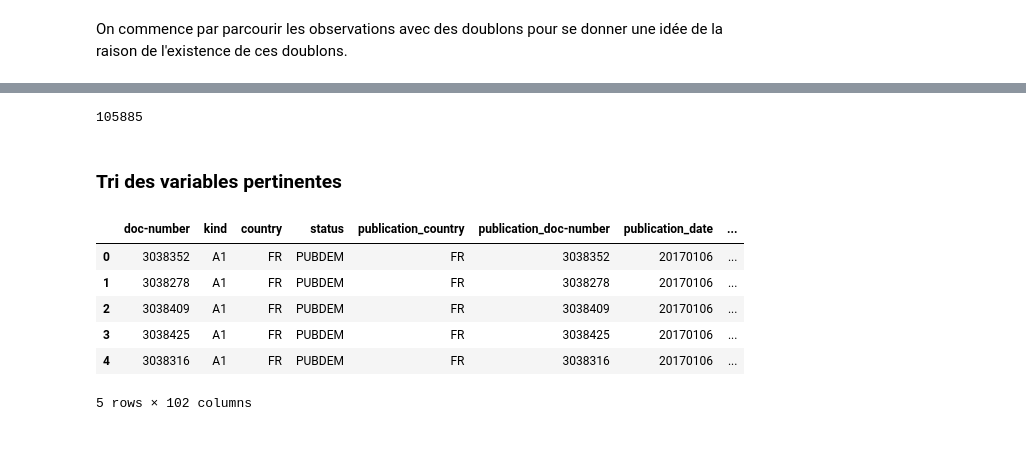
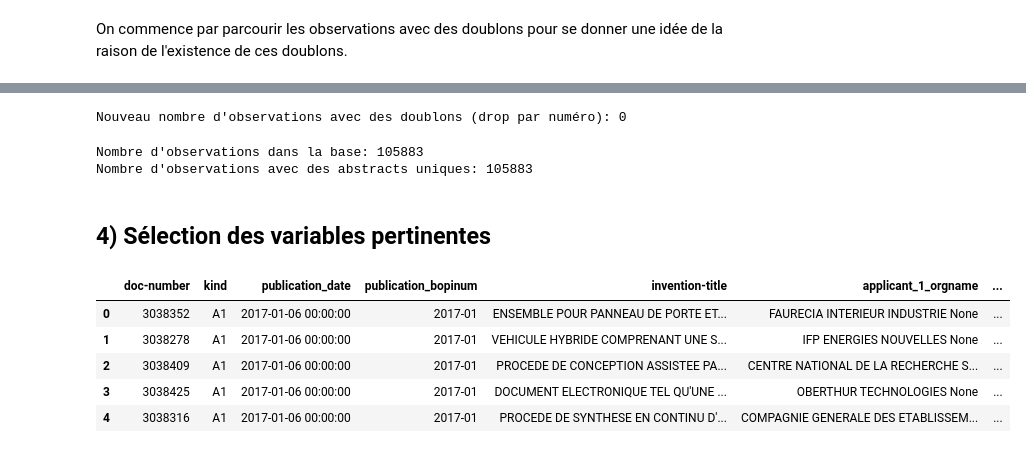
Before and after one commit to IrisLaf/Depots-de-brevets-et-marches-financiers, a Jupyter notebook: Cleaning_V2.ipynb, the cells around one changed output, grey strips where cells are left out. Drawn from its saved outputs; the diff is of its cells as text; code cells hidden in the pictures.

```diff
--- a/Cleaning_V2.ipynb
+++ b/Cleaning_V2.ipynb
@@ -61,6 +91,6 @@ Probablement dû à une erreur de classification, nous pouvons donc retirer ces
 # %%
 # Suppression des B1
-data_brevets_clean = data_brevets[data_brevets["kind"] != "B1"]
+data_brevets_clean = data_brevets_clean[data_brevets["kind"] != "B1"]
 
 # Vérification qu'on a supprimé 3 observations
 data_brevets_clean.shape[0]
@@ -166 +190,3 @@ data_brevets_clean.shape[0]
+# %%
+data_brevets_clean = data_brevets_clean.drop(columns = ["publication_doc-number"])
 # %% [markdown]
@@ -221,8 +233,8 @@ Nombre de NA après le drop : 0
 - **Gestion des abstracts en double** :
 # %%
 # compte des abstracts strictement identiques
-duplicates_exact = data_brevets_clean[data_brevets_clean.duplicated(subset="abstract", keep=False)]
-print("Nombre d'observations avec des doublons :", len(duplicates_exact))
+duplicates = data_brevets_clean[data_brevets_clean.duplicated(subset="abstract", keep=False)]
+print("Nombre d'observations avec des doublons :", len(duplicates))
 # %% [output]
 Nombre d'observations avec des doublons : 2691
 # %% [markdown]
@@ -322,17 +317,53 @@ data_brevets_clean.groupby("abstract").filter(lambda x: len(x) > 1)
+# %%
+# Garder la demande avec le numéro de demande le plus élevée.
+
+## Passer doc-number au format numérique
+data_brevets_clean2["doc-number"] = pd.to_numeric(
+    data_brevets_clean2["doc-number"],
+    errors="coerce"
+)
+
+## Trouver le numéro maximal par doublon
+max_doc_number = (
+    duplicates2
+    .groupby("abstract")["doc-number"]
+    .transform("max")
+)
+
+## Drop les doublons avec le plus petit numéro
+duplicates_keep = duplicates2[
+    duplicates2["doc-number"] == max_doc_number
+]
+
+## Base finale
+data_brevets_clean3 = pd.concat(
+    [
+        data_brevets_clean2[~data_brevets_clean2.index.isin(duplicates2.index)],
+        duplicates_keep
+    ],
+    axis=0
+).sort_index()
+
+
+## Compter le nouveau nombre de brevets
+duplicates3 = data_brevets_clean3[data_brevets_clean3.duplicated(subset="abstract", keep=False)]
+print("Nouveau nombre d'observations avec des doublons (drop par numéro):", len(duplicates3))
+# %% [output]
+Nouveau nombre d'observations avec des doublons (drop par numéro): 0
 # %%
-data_brevets_clean["abstract"].nunique()
+print("Nombre d'observations dans la base:", len(data_brevets_clean3))
+print("Nombre d'observations avec des abstracts uniques:", data_brevets_clean3["abstract"].nunique())
 # %% [output]
-105885
+Nombre d'observations dans la base: 105883
+Nombre d'observations avec des abstracts uniques: 105883
 # %% [markdown]
-### Tri des variables pertinentes
+## 4) Sélection des variables pertinentes
 # %%
-data_brevets_light = data_brevets[['publication_date', 'invention-title', 'classification_1_text', 'abstract']]
-data_brevets_clean.head(5)
+data_brevets_clean3.head(5)
 # %% [output]
-|  | doc-number | kind | country | status | publication_country | publication_doc-number | publication_date | ... |
-| 0 | 3038352 | A1 | FR | PUBDEM | FR | 3038352 | 20170106 | ... |
-| 1 | 3038278 | A1 | FR | PUBDEM | FR | 3038278 | 20170106 | ... |
-| 2 | 3038409 | A1 | FR | PUBDEM | FR | 3038409 | 20170106 | ... |
-| 3 | 3038425 | A1 | FR | PUBDEM | FR | 3038425 | 20170106 | ... |
-| 4 | 3038316 | A1 | FR | PUBDEM | FR | 3038316 | 20170106 | ... |
+|  | doc-number | kind | publication_date | publication_bopinum | invention-title | applicant_1_orgname | ... |
+| 0 | 3038352 | A1 | 2017-01-06 00:00:00 | 2017-01 | ENSEMBLE POUR PANNEAU DE PORTE ET... | FAURECIA INTERIEUR INDUSTRIE None | ... |
+| 1 | 3038278 | A1 | 2017-01-06 00:00:00 | 2017-01 | VEHICULE HYBRIDE COMPRENANT UNE S... | IFP ENERGIES NOUVELLES None | ... |
+| 2 | 3038409 | A1 | 2017-01-06 00:00:00 | 2017-01 | PROCEDE DE CONCEPTION ASSISTEE PA... | CENTRE NATIONAL DE LA RECHERCHE S... | ... |
+| 3 | 3038425 | A1 | 2017-01-06 00:00:00 | 2017-01 | DOCUMENT ELECTRONIQUE TEL QU'UNE ... | OBERTHUR TECHNOLOGIES None | ... |
+| 4 | 3038316 | A1 | 2017-01-06 00:00:00 | 2017-01 | PROCEDE DE SYNTHESE EN CONTINU D'... | COMPAGNIE GENERALE DES ETABLISSEM... | ... |
-5 rows × 102 columns
```
Also changed, not shown: parts of 47 cells of this notebook.
